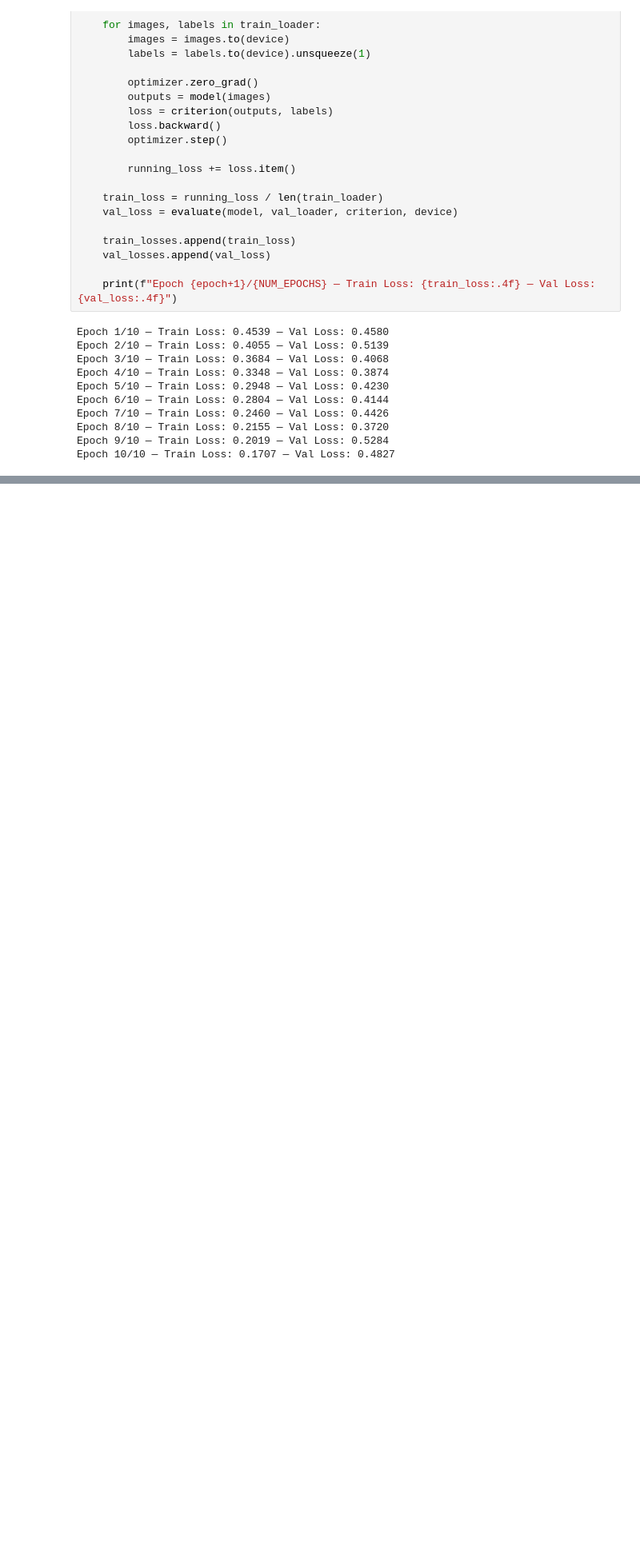
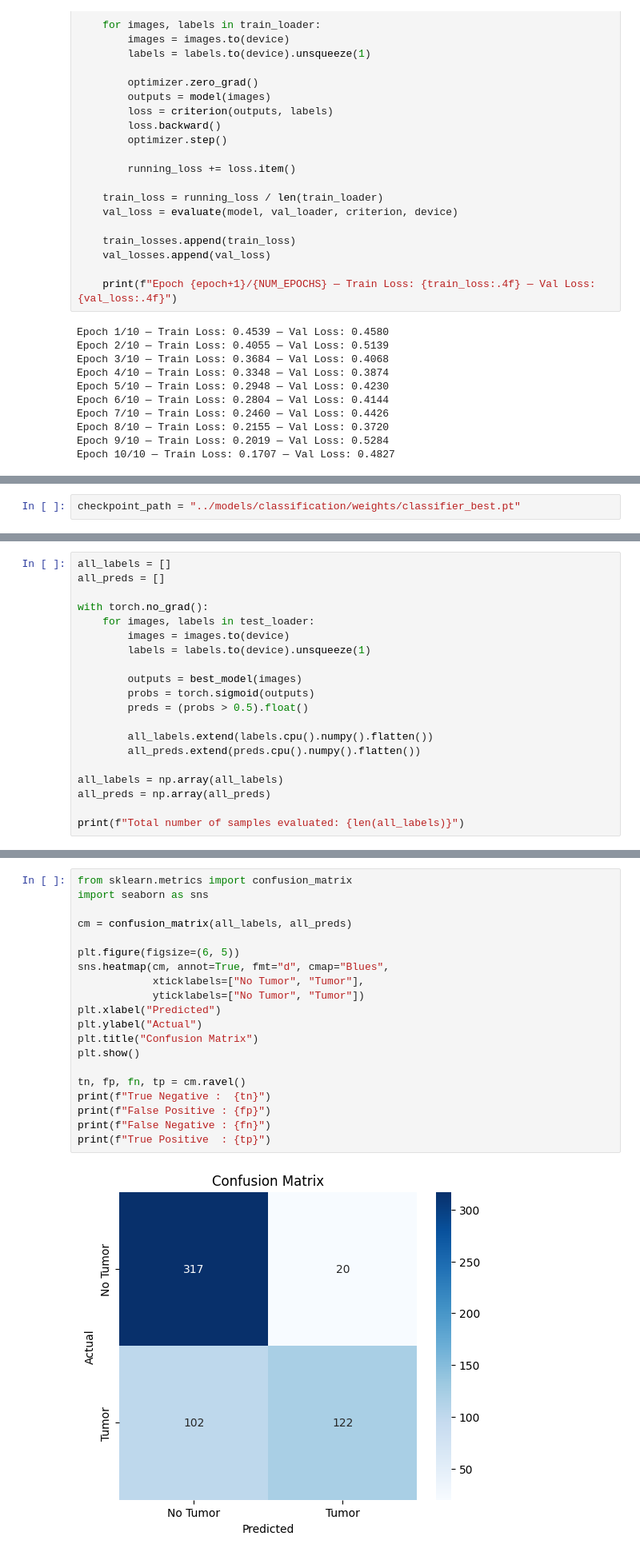
Before and after one commit to amirha-jafari/brain-tumor-detection-segmentation, a Jupyter notebook: notebooks/02_classification_baseline.ipynb, the cells around one changed output, grey strips where cells are left out. Shown at 80% size. Drawn from its saved outputs; the diff is of its cells as text; blank space fills up the shorter version.

Commit message:
feat: train classifier with weighted loss, evaluate and compare models

```diff
--- a/notebooks/02_classification_baseline.ipynb
+++ b/notebooks/02_classification_baseline.ipynb
@@ -254,0 +245,2 @@ plt.show()
+# %%
+checkpoint_path = "../models/classification/weights/classifier_best.pt"
@@ -254,0 +255,20 @@ plt.show()
+# %%
+all_labels = []
+all_preds = []
+
+with torch.no_grad():
+    for images, labels in test_loader:
+        images = images.to(device)
+        labels = labels.to(device).unsqueeze(1)
+
+        outputs = best_model(images)
+        probs = torch.sigmoid(outputs)
+        preds = (probs > 0.5).float()
+
+        all_labels.extend(labels.cpu().numpy().flatten())
+        all_preds.extend(preds.cpu().numpy().flatten())
+
+all_labels = np.array(all_labels)
+all_preds = np.array(all_preds)
+
+print(f"Total number of samples evaluated: {len(all_labels)}")
@@ -254,0 +294,22 @@ plt.show()
+# %%
+from sklearn.metrics import confusion_matrix
+import seaborn as sns
+
+cm = confusion_matrix(all_labels, all_preds)
+
+plt.figure(figsize=(6, 5))
+sns.heatmap(cm, annot=True, fmt="d", cmap="Blues",
+            xticklabels=["No Tumor", "Tumor"],
+            yticklabels=["No Tumor", "Tumor"])
+plt.xlabel("Predicted")
+plt.ylabel("Actual")
+plt.title("Confusion Matrix")
+plt.show()
+
+tn, fp, fn, tp = cm.ravel()
+print(f"True Negative :  {tn}")
+print(f"False Positive : {fp}")
+print(f"False Negative : {fn}")
+print(f"True Positive  : {tp}")
+# %% [output]
+[figure, added]
```
Also changed, not shown: parts of 12 cells of this notebook, 2 other files.
